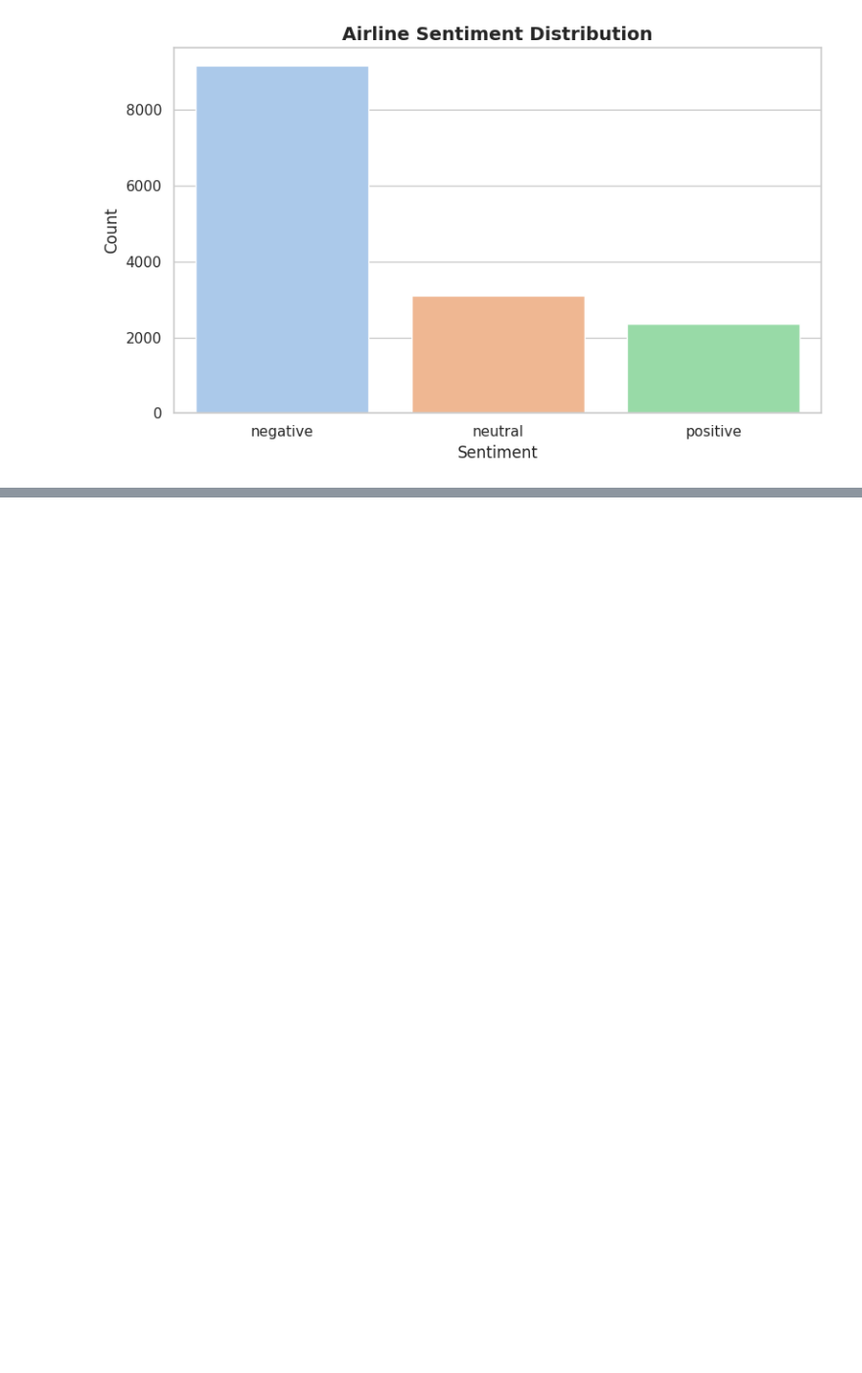
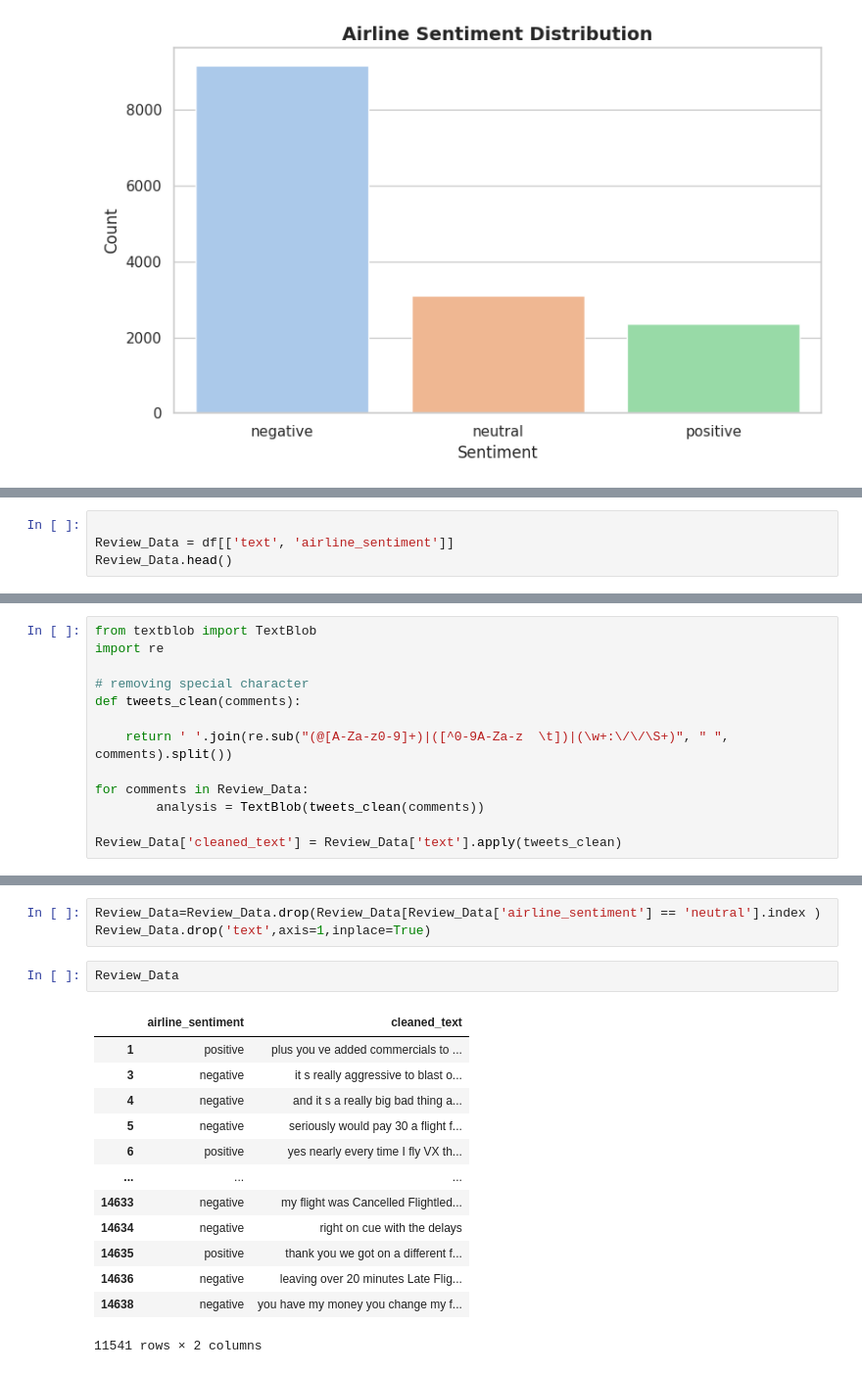
Before and after one commit to shameem11/machine-learning-project-2-, a Jupyter notebook: Airline_Sentiment Analysis.ipynb, the cells around one changed output, grey strips where cells are left out. Shown: that part at 98% size. Saved outputs shown, nothing was run; the diff lists cells and outputs as text; blank space fills up the shorter version.

```diff
--- a/Airline_Sentiment Analysis.ipynb
+++ b/Airline_Sentiment Analysis.ipynb
@@ -103,0 +116,4 @@ Passing `palette` without assigning `hue` is deprecated and will be removed in v
+# %%
+
+Review_Data = df[['text', 'airline_sentiment']]
+Review_Data.head()
@@ -103,0 +131,13 @@ Passing `palette` without assigning `hue` is deprecated and will be removed in v
+# %%
+from textblob import TextBlob
+import re
+
+# removing special character
+def tweets_clean(comments):
+
+    return ' '.join(re.sub("(@[A-Za-z0-9]+)|([^0-9A-Za-z  \t])|(\w+:\/\/\S+)", " ", comments).split())
+
+for comments in Review_Data:
+        analysis = TextBlob(tweets_clean(comments))
+
+Review_Data['cleaned_text'] = Review_Data['text'].apply(tweets_clean)
@@ -103,0 +159,19 @@ Passing `palette` without assigning `hue` is deprecated and will be removed in v
+# %%
+Review_Data=Review_Data.drop(Review_Data[Review_Data['airline_sentiment'] == 'neutral'].index )
+Review_Data.drop('text',axis=1,inplace=True)
+# %%
+Review_Data
+# %% [output]
+|  | airline_sentiment | cleaned_text |
+| 1 | positive | plus you ve added commercials to ... |
+| 3 | negative | it s really aggressive to blast o... |
+| 4 | negative | and it s a really big bad thing a... |
+| 5 | negative | seriously would pay 30 a flight f... |
+| 6 | positive | yes nearly every time I fly VX th... |
+| ... | ... | ... |
+| 14633 | negative | my flight was Cancelled Flightled... |
+| 14634 | negative | right on cue with the delays |
+| 14635 | positive | thank you we got on a different f... |
+| 14636 | negative | leaving over 20 minutes Late Flig... |
+| 14638 | negative | you have my money you change my f... |
+11541 rows × 2 columns
```
Also changed, not shown: parts of 30 cells of this notebook.
